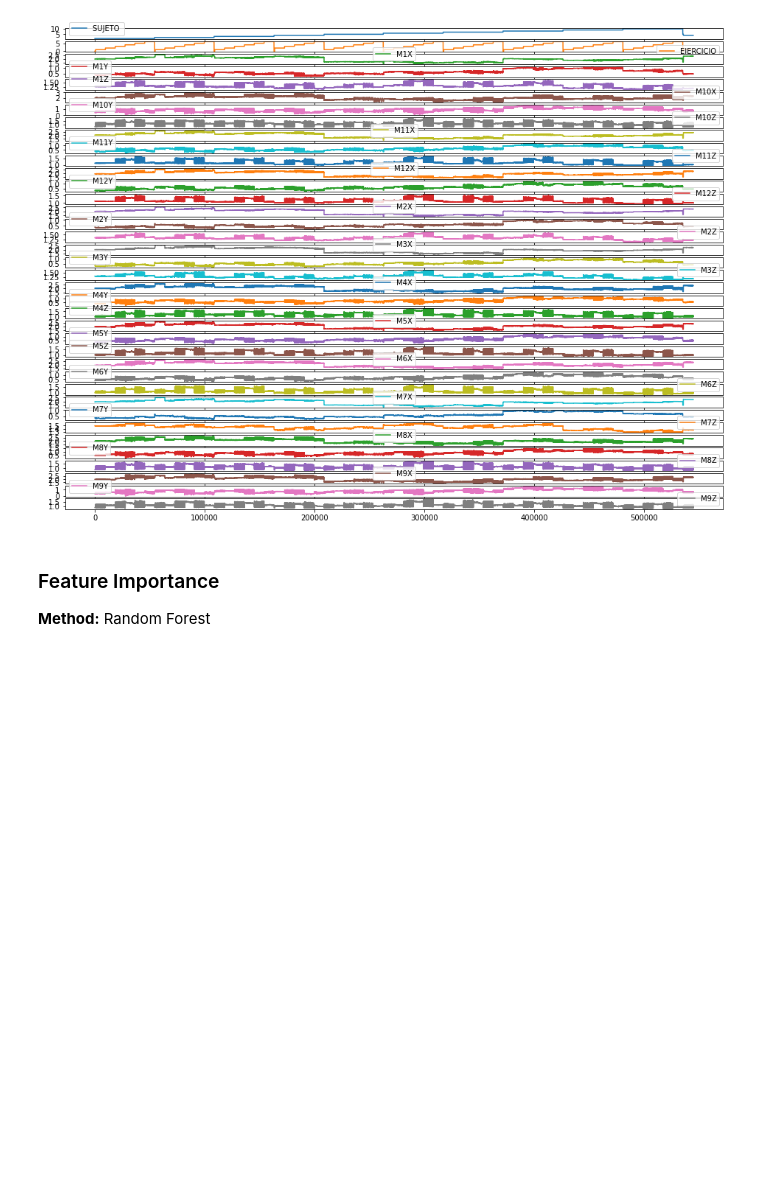
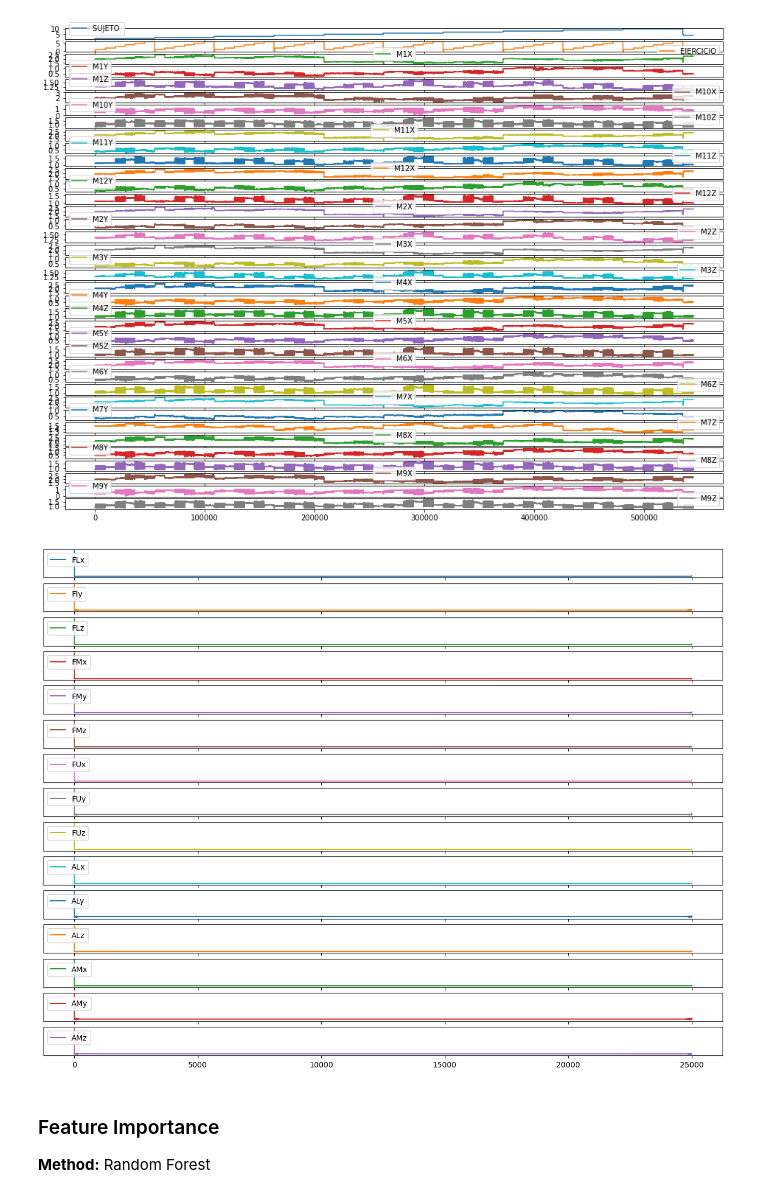
Before and after one commit to StadynR/HAR-imu-photogrammetry, a Jupyter notebook: Notebooks/Dataset 3/Photogrammetry - Best Features.ipynb, the cells around one changed output. Cells and saved outputs as stored; diff of their text form; code cells hidden in the pictures; blank space fills up the shorter version.

```diff
--- a/Notebooks/Dataset 3/Photogrammetry - Best Features.ipynb
+++ b/Notebooks/Dataset 3/Photogrammetry - Best Features.ipynb
@@ -91,3 +122,33 @@ array([<AxesSubplot:>, <AxesSubplot:>, <AxesSubplot:>, <AxesSubplot:>,
+# %%
+# Visualization
+
+from numpy.fft import fft, ifft
+
+labs = ['FLx','Fly','FLz','FMx','FMy','FMz','FUx','FUy','FUz','ALx','ALy','ALz','AMx','AMy','AMz']
+
+def plot_fft(activity,df,start=0,stop=200):
+  # extractRowsOfActivity = (df['EJERCICIO'] == int(activity))  # Output will be true/false.
+  data = df[:] # data has only rows that are for the requested activity.
+  # data = data[['M1X', 'M1Y', 'M1Z', 'M2X', 'M2Y', 'M2Z', 'M3X', 'M3Y', 'M3Z', 'M4X', 'M4Y', 'M4Z', 'M5X', 'M5Y', 'M5Z', 'M6X', 'M6Y', 'M6Z', 'M7X', 'M7Y', 'M7Z', 'M8X', 'M8Y', 'M8Z', 'M9X', 'M9Y', 'M9Z', 'M10X', 'M10Y', 'M10Z', 'M11X', 'M11Y', 'M11Z', 'M12X', 'M12Y', 'M12Z']] # data has only the accelerometer columns.
+  data = data[['M1X', 'M1Y', 'M1Z', 'M2X', 'M2Y', 'M2Z', 'M3X', 'M3Y', 'M3Z', 'M4X', 'M4Y', 'M4Z', 'M5X', 'M5Y', 'M5Z']] # data has only the accelerometer columns.
+  data = data[start:stop]
+
+  for column in list(data):
+    data[column] = fft(data[column])
+
+  freq = 1
+  ax = data.plot(subplots=True,figsize=(16,12)) # Plot accelerometer for the activity.
+  ax = ax.flat
+  fig = ax[0].get_figure()
+  for idx, x in enumerate(ax):
+    x.legend([labs[idx]], loc="upper left")
+    x.set_yticks([])
+  #plt.xlabel('Frequency (Hz)')
+  plt.show()
+# %%
+plot_fft('1',df, 0, 25000)
+# %% [output]
+[figure, added]
 # %% [markdown]
 ### Feature Importance
 
```
Also changed, not shown: parts of 101 cells of this notebook.
